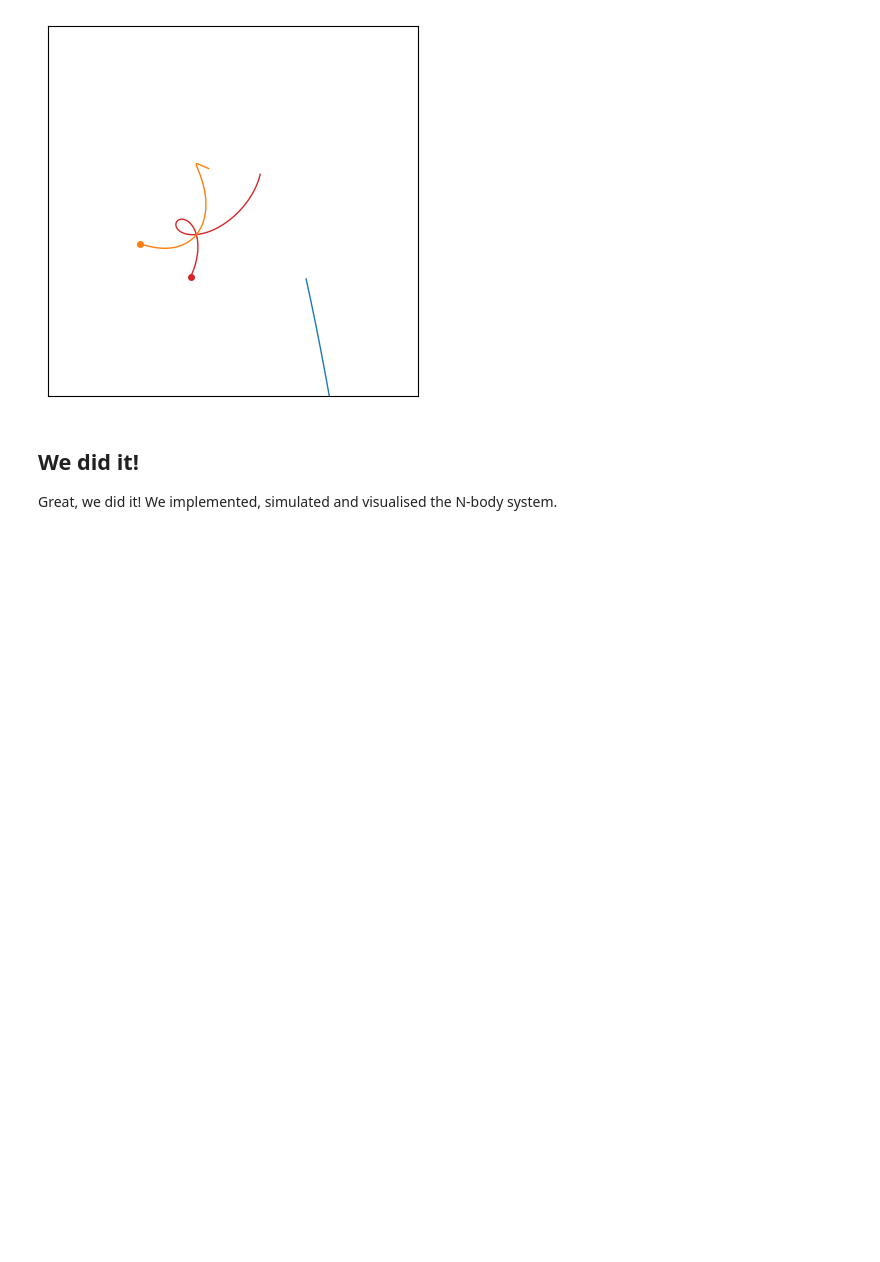
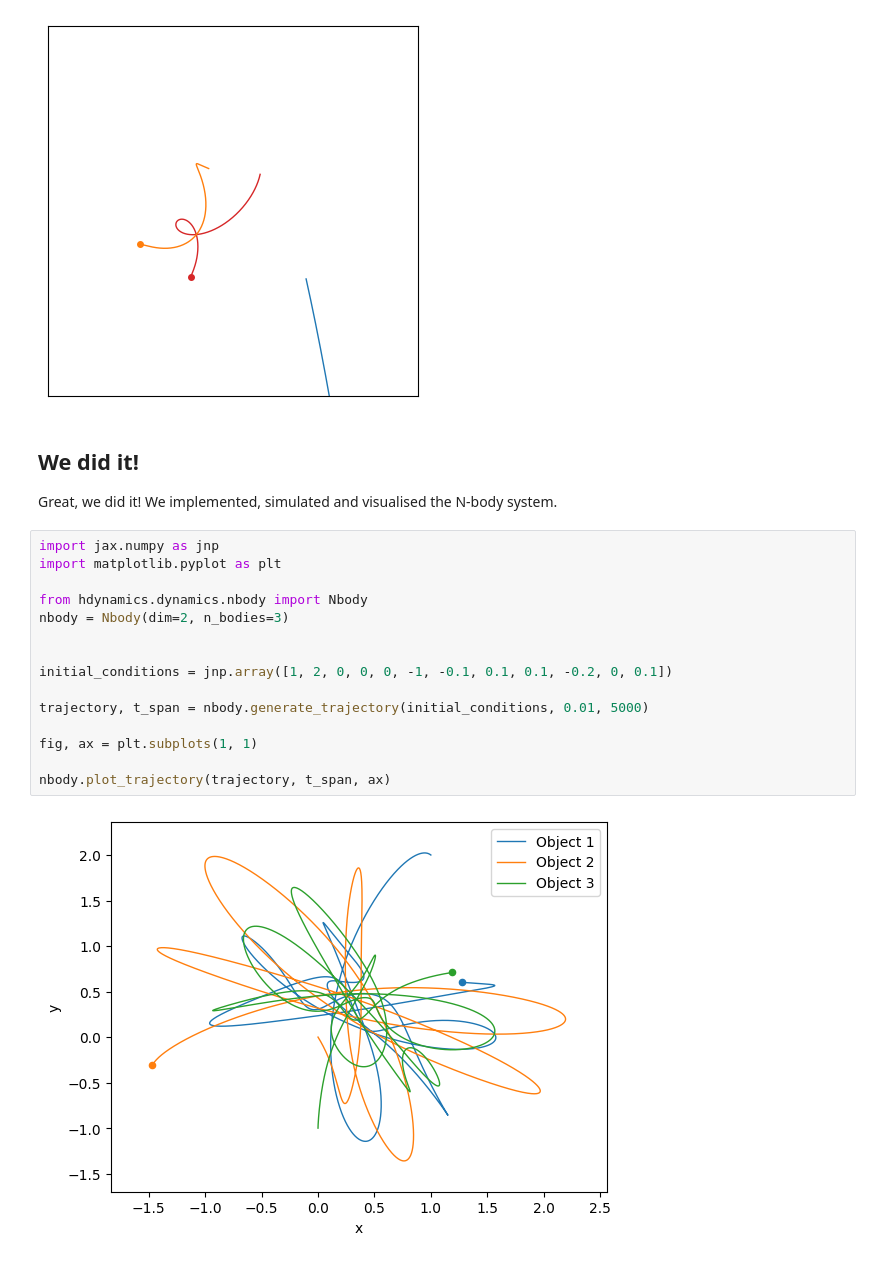
Before and after one commit to ImperialCollegeLondon/ReCoDE-Hamiltonian-Systems-Jax, a Jupyter notebook: docs/06N-body-problem.ipynb, the cells around one changed output. Saved outputs shown, nothing was run; the diff lists cells and outputs as text; blank space fills up the shorter version.

```diff
--- a/docs/06N-body-problem.ipynb
+++ b/docs/06N-body-problem.ipynb
@@ -77,3 +80,20 @@ nbody.plot_trajectory(trajectory, t_span, ax)
 ## We did it!
 
 Great, we did it! We implemented, simulated and visualised the N-body system.
+# %%
+import jax.numpy as jnp
+import matplotlib.pyplot as plt
+
+from hdynamics.dynamics.nbody import Nbody
+nbody = Nbody(dim=2, n_bodies=3)
+
+
+initial_conditions = jnp.array([1, 2, 0, 0, 0, -1, -0.1, 0.1, 0.1, -0.2, 0, 0.1])
+
+trajectory, t_span = nbody.generate_trajectory(initial_conditions, 0.01, 5000)
+
+fig, ax = plt.subplots(1, 1)
+
+nbody.plot_trajectory(trajectory, t_span, ax)
+# %% [output]
+[figure, added]
```
Also changed, not shown: parts of 1 cell of this notebook, 3 other files.
